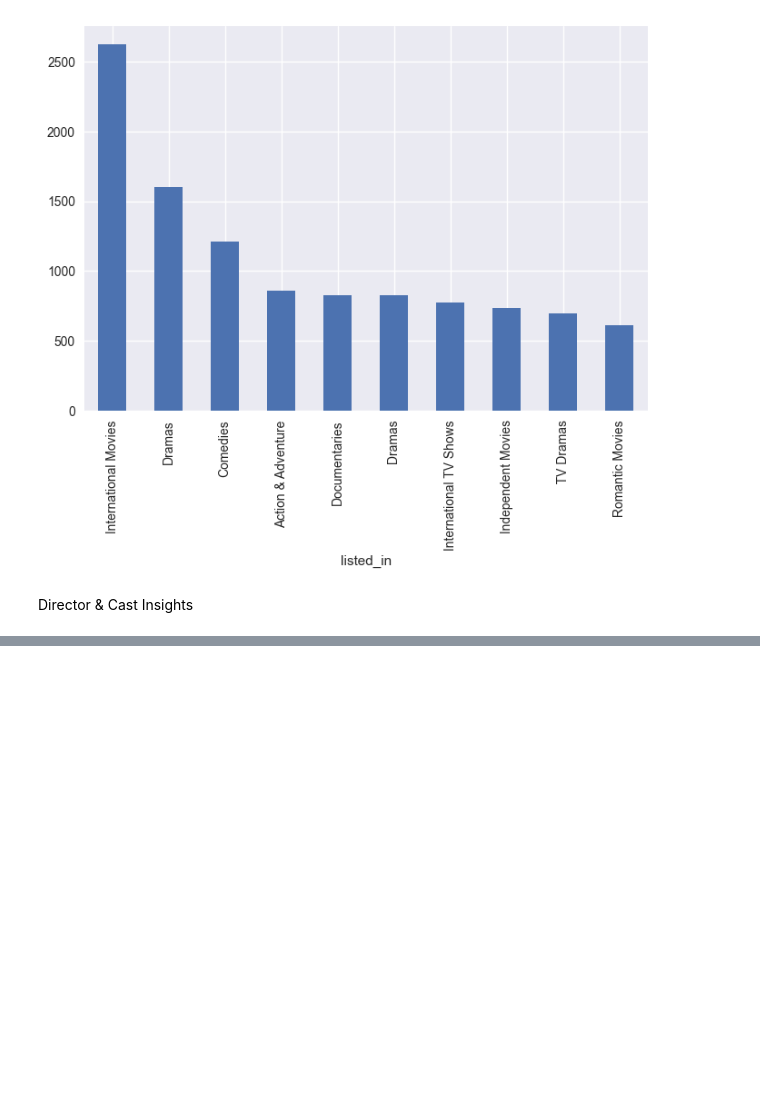
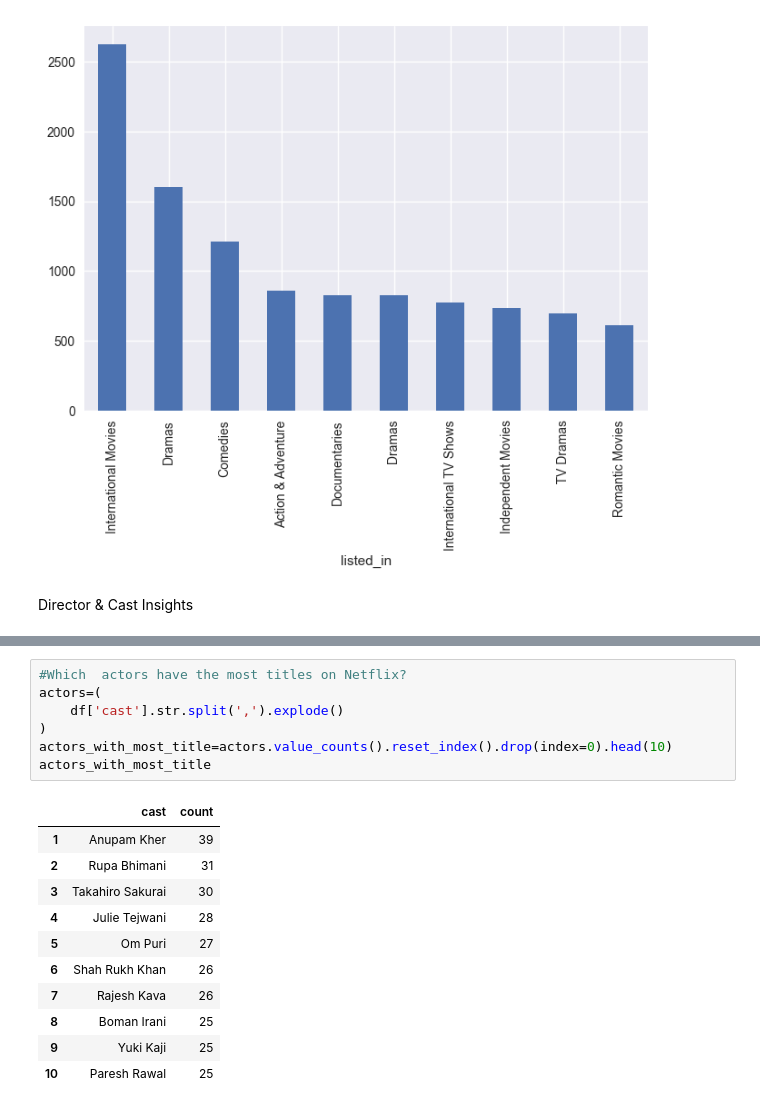
Before and after one commit to eThird/netflix_contetn_data_analysis, a Jupyter notebook: Notebooks/netflix_analysis.ipynb, the cells around one changed output, grey strips where cells are left out. Drawn from its saved outputs; the diff is of its cells as text; blank space fills up the shorter version.

```diff
--- a/Notebooks/netflix_analysis.ipynb
+++ b/Notebooks/netflix_analysis.ipynb
@@ -370,0 +416,19 @@ Director & Cast Insights
+# %%
+#Which  actors have the most titles on Netflix?
+actors=(
+    df['cast'].str.split(',').explode()
+)
+actors_with_most_title=actors.value_counts().reset_index().drop(index=0).head(10)
+actors_with_most_title
+# %% [output]
+|  | cast | count |
+| 1 | Anupam Kher | 39 |
+| 2 | Rupa Bhimani | 31 |
+| 3 | Takahiro Sakurai | 30 |
+| 4 | Julie Tejwani | 28 |
+| 5 | Om Puri | 27 |
+| 6 | Shah Rukh Khan | 26 |
+| 7 | Rajesh Kava | 26 |
+| 8 | Boman Irani | 25 |
+| 9 | Yuki Kaji | 25 |
+| 10 | Paresh Rawal | 25 |
```
Also changed, not shown: parts of 4 cells of this notebook.
